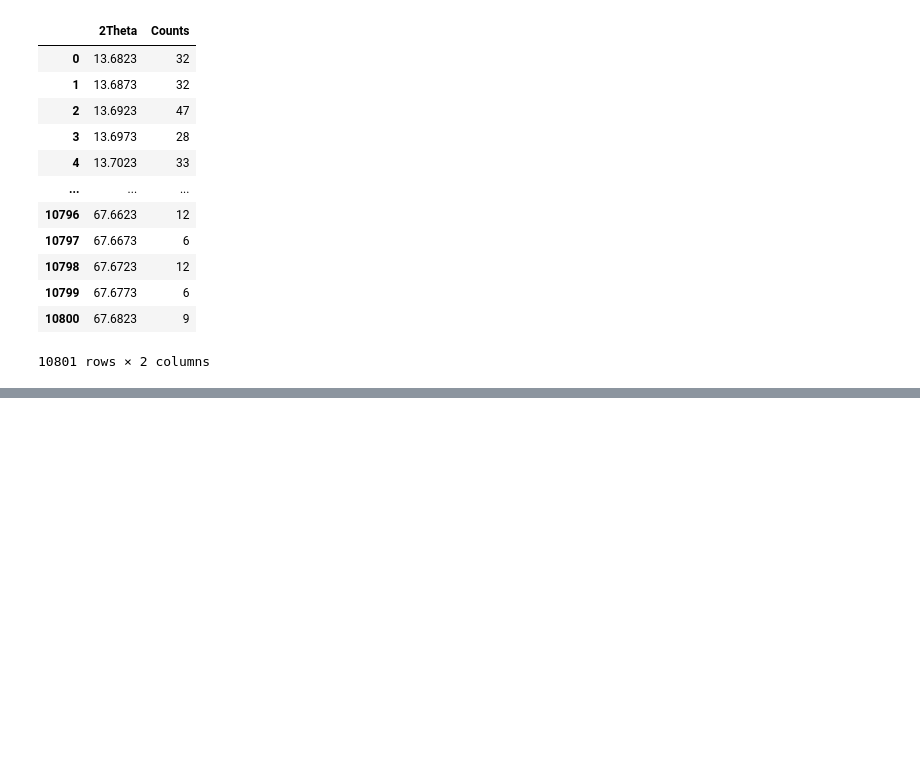
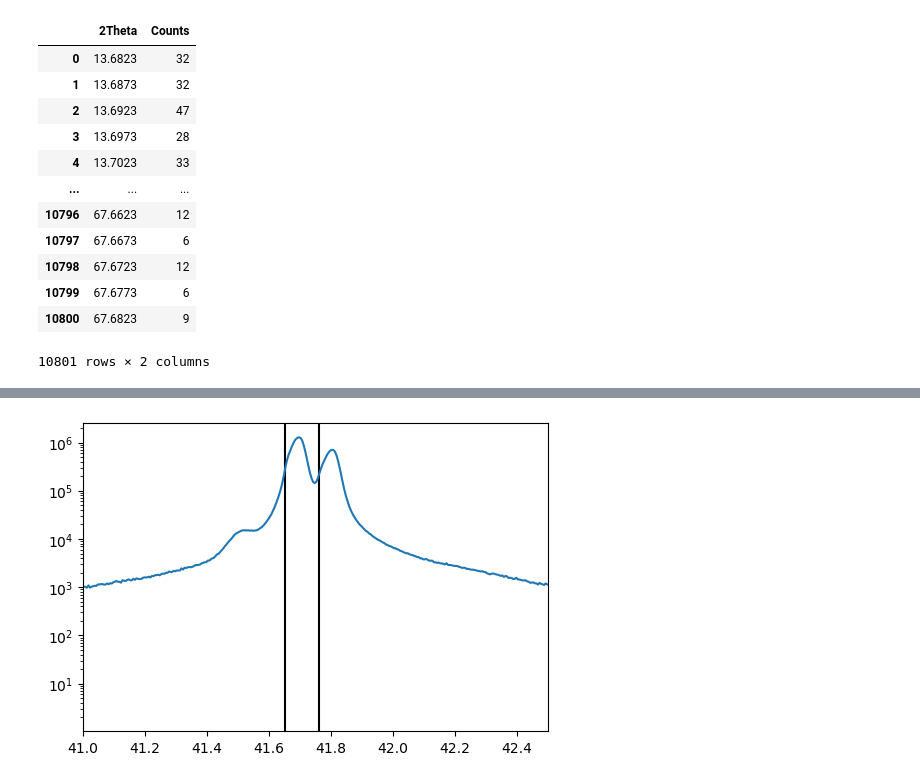
Before and after one commit to 084intheImpala/fts, a Jupyter notebook: xrd/demo.ipynb, the cells around one changed output, grey strips where cells are left out. Drawn from its saved outputs; the diff is of its cells as text; code cells hidden in the pictures; blank space fills up the shorter version.

```diff
--- a/xrd/demo.ipynb
+++ b/xrd/demo.ipynb
@@ -28,34 +30,35 @@ ax.set_yscale("log")
 # %%
 import numpy as np
 
 # for copper:
 ka1 = 1.54059
 ka2 = 1.54443
-ka = ka1
 kb = 1.39223
 
 # bragg's law
 def theta(n, l, d):
     return np.arcsin(n * l / (2 * d)) / np.pi * 180
 
 # for sapphire:
 # https://www.shalomeo.com/Al2O3-Sapphire.html
 c = 13.00 # angstrom
 def d_hkl(h, k, l):
     return c / np.sqrt(h**2 + k**2 + l**2)
 
 # calculate 2theta for a given h, k, l
 def ttheta_hkl(h, k, l, kk=ka1):
     return 2*theta(1, kk, d_hkl(h, k, l))
 
 sapphire_peaks = [ttheta_hkl(0, 0, 6, ka1), ttheta_hkl(0, 0, 6, ka2)]
 
 for sapphire_peak in sapphire_peaks:
     ax.axvline(sapphire_peak, color = "black", zorder = -1)
 
 ax.set_xlim(41, 42.5)
 
 fig
+# %% [output]
+[figure, added]
 # %%
 from utils import sum_peaks
 from scipy.optimize import curve_fit
```
Also changed, not shown: parts of 5 cells of this notebook, 2 other files.
